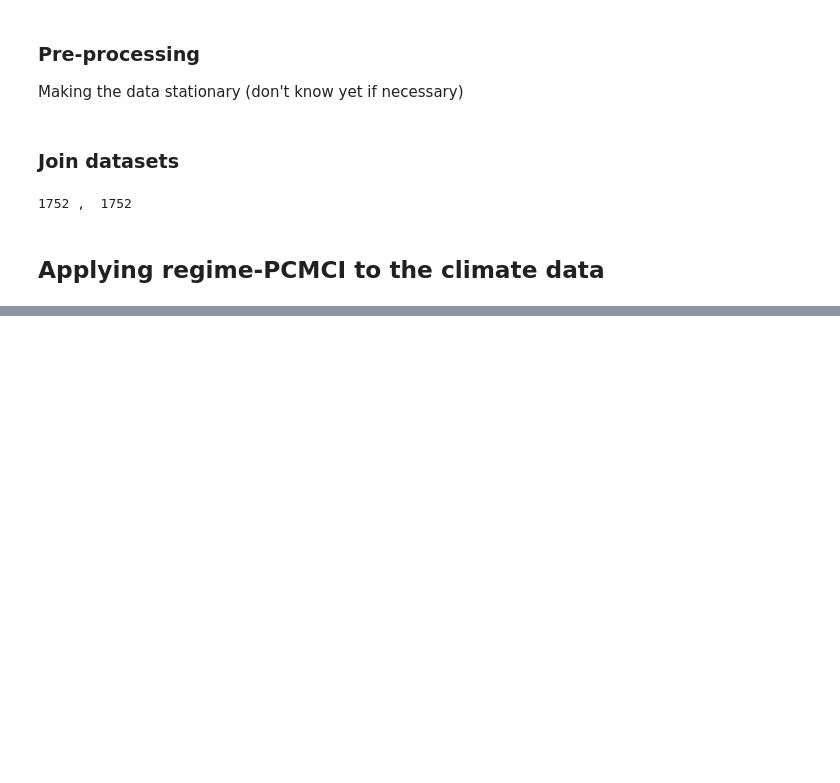
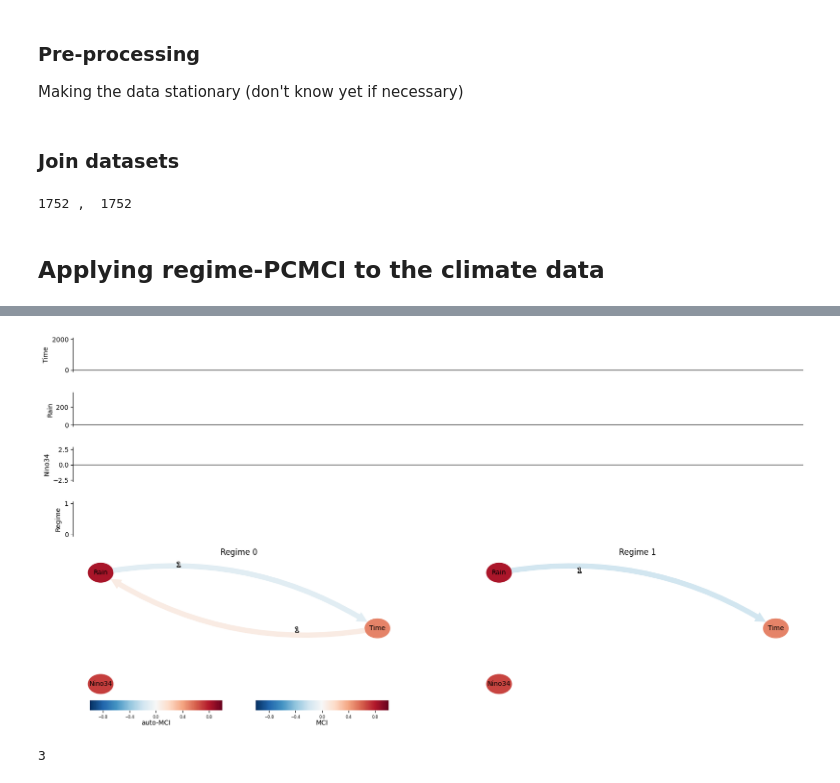
Before and after one commit to michelexyz/ML4G, a Jupyter notebook: regime_pcmci_study_reproduction.ipynb, the cells around one changed output, grey strips where cells are left out. Drawn from its saved outputs; the diff is of its cells as text; code cells hidden in the pictures; blank space fills up the shorter version.

```diff
--- a/regime_pcmci_study_reproduction.ipynb
+++ b/regime_pcmci_study_reproduction.ipynb
@@ -365,5 +365,8 @@ AIR_last_y_months = AIR[(AIR[:,0] >= end_year ) & (AIR[:,0] < end_year+1)].shape
 assert nino_last_y_months == AIR_last_y_months, f"Number of months for the last year are different: Nino34: {nino_last_y_months}, AIR: {AIR_last_y_months}"
 # %% [output]
 1752 ,  1752
+# %%
+# join datasets
+data = np.hstack((AIR, nino34[:,1].reshape(-1,1)))
 # %% [markdown]
 ## Applying regime-PCMCI to the climate data
@@ -369,0 +431,61 @@ assert nino_last_y_months == AIR_last_y_months, f"Number of months for the last
+# %%
+T, N = data.shape
+
+var_names = ['Rain', 'Nino34']
+# %%
+datatime = nino34[:,0]
+# %%
+regimes = results['regimes'].argmax(axis=0)
+n_regimes = len(results['causal_results'])
+
+
+
+# Create nice Mosaic plot
+mosaic = [['data %s' %j for i in range(n_regimes)] for j in range(N+1)]
+for n in range(N):
+    mosaic.append(['graph %s' %i for i in range(n_regimes)])
+
+fig, axs = plt.subplot_mosaic(mosaic = mosaic, figsize=(20, 10))
+
+for j in range(N):
+    ax = axs['data %s' %j]
+    ax.axhline(0., color='grey')
+    ax.plot(datatime, data[:,j])
+    for loc, spine in ax.spines.items():
+        if loc != 'left':
+            spine.set_color("none")
+
+    ax.xaxis.set_ticks([])
+    ax.set_xlim(0., T)
+    ax.set_ylabel(var_names[j])
+
+# Regime variable
+ax = axs['data %s' %N]
+ax.plot(datatime, regimes.astype('int'), lw=3, color='black')
+for loc, spine in ax.spines.items():
+    if loc != 'left':
+        spine.set_color("none")
+ax.xaxis.set_ticks([])
+ax.yaxis.set_ticks(range(n_regimes))
+ax.set_xlim(0., T)
+ax.set_ylabel("Regime")
+
+# Causal graphs for each regime
+for w in range(n_regimes):
+    if w == 0: show_colorbar=True
+    else: show_colorbar = False
+    tp.plot_graph(graph=results['causal_results'][w]['graph'],
+                  val_matrix=results['causal_results'][w]['val_matrix'],
+                  show_colorbar=show_colorbar,
+                  var_names=var_names,
+                  fig_ax=(fig, axs['graph %s' %w]))
+    axs['graph %s' %w].set_title("Regime %d" %w, pad=-4)
+
+fig.subplots_adjust(hspace=0.6)
+plt.show()
+# %% [output]
+[figure, added]
+# %%
+N
+# %% [output]
+3
```
Also changed, not shown: parts of 1 cell of this notebook.
